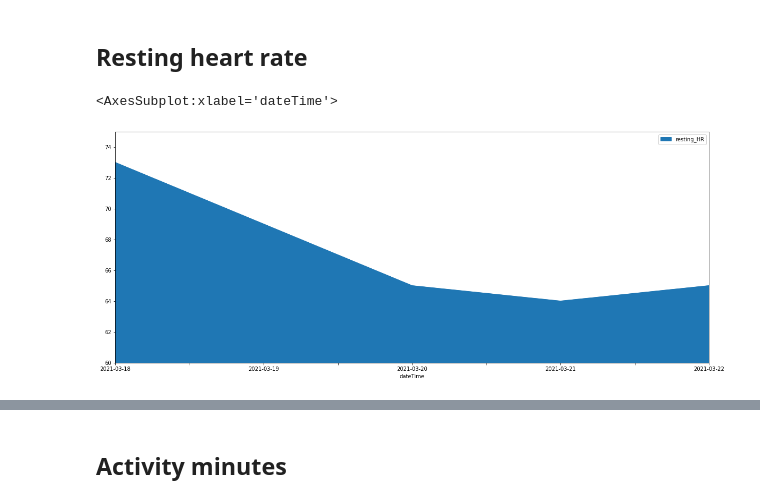
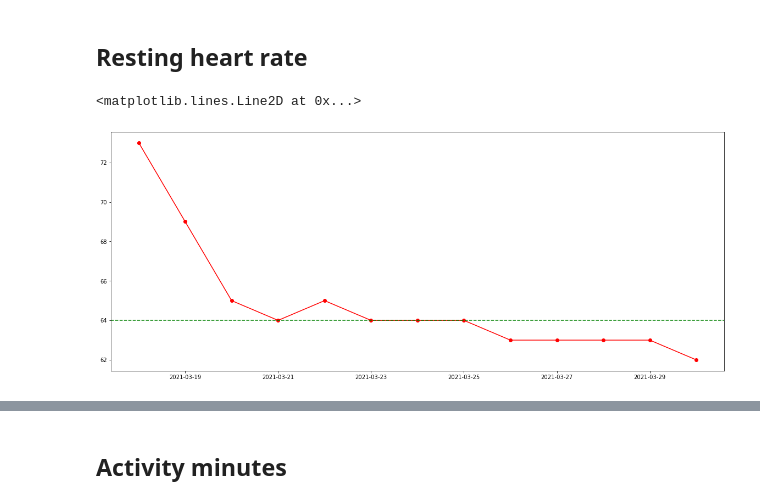
Before and after one commit to arpanghosh8453/public-programs, a Jupyter notebook: Fitbit Data Analyzer/Fitbit HR analyzer.ipynb, the cells around one changed output, grey strips where cells are left out. Drawn from its saved outputs; the diff is of its cells as text; code cells hidden in the pictures.

```diff
--- a/Fitbit Data Analyzer/Fitbit HR analyzer.ipynb
+++ b/Fitbit Data Analyzer/Fitbit HR analyzer.ipynb
@@ -94,10 +98,14 @@ for i in response['activities-heart']:
     all_resting_HR_list.append(resting_dict)
 
 resting_HR_df = pd.DataFrame(all_resting_HR_list)
+resting_HR_df.dateTime = resting_HR_df.dateTime.apply(pd.Timestamp)
 resting_HR_df.set_index("dateTime", inplace = True)
-# %%
-plt.rcParams["figure.figsize"]=20,8
-resting_HR_df.plot(kind='area',ylim=(60,75))
-# %% [output]
-<AxesSubplot:xlabel='dateTime'>
-[figure, removed]
+# %%
+plt.rcParams["figure.figsize"]=20,8
+#plt.ylim((60,75))
+#plt.grid()
+plt.plot(resting_HR_df,linestyle='-', marker='o', color='r')
+plt.axhline(y = resting_HR_df.resting_HR.median(), color = 'g', linestyle = 'dashed')
+# %% [output]
+<matplotlib.lines.Line2D at 0x...>
+[figure, added]
```
Also changed, not shown: parts of 13 cells of this notebook.
